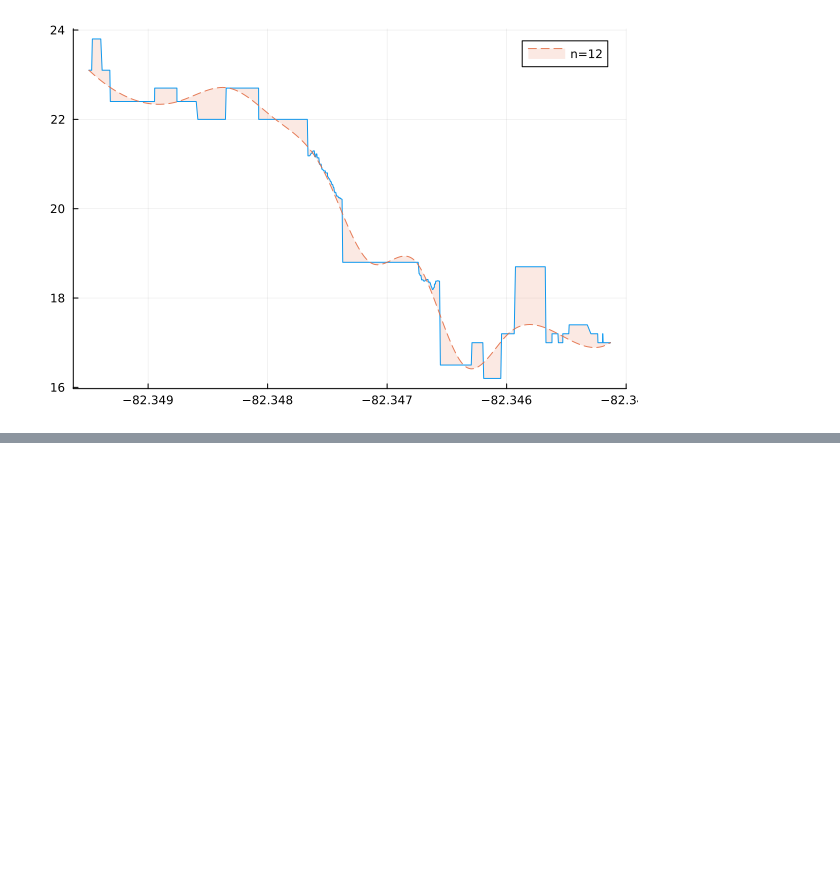
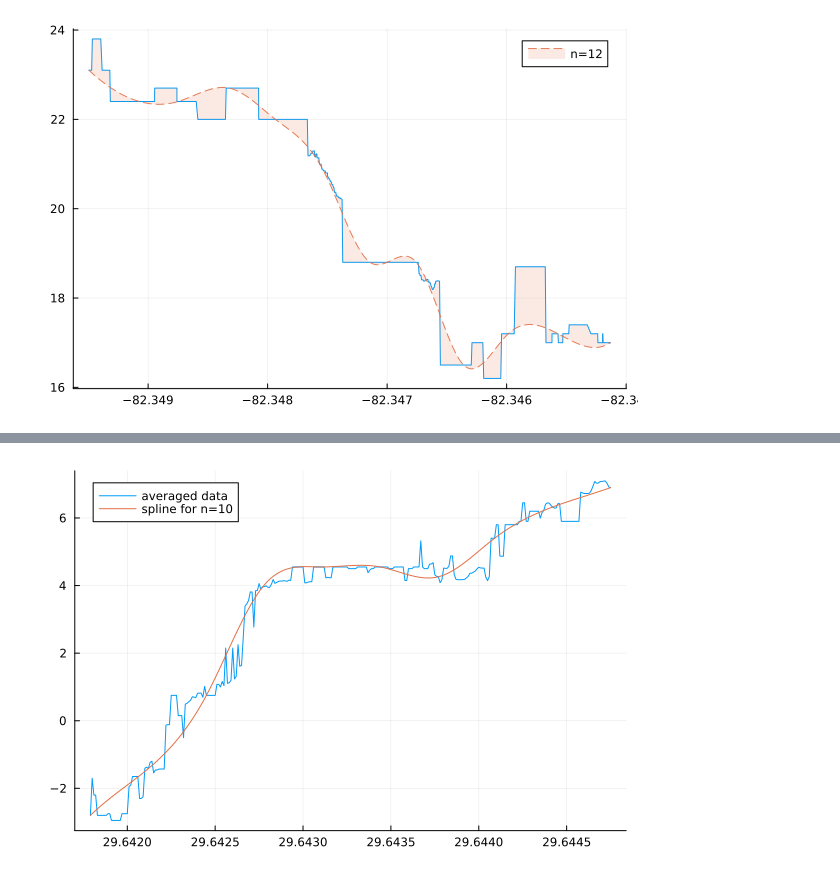
Before and after one commit to Scevitee/NA-FinalProject, a Jupyter notebook: src/cubic_1d/demo/cubic_1d_demo.ipynb, the cells around one changed output, grey strips where cells are left out. Drawn from its saved outputs; the diff is of its cells as text; code cells hidden in the pictures; blank space fills up the shorter version.

```diff
--- a/src/cubic_1d/demo/cubic_1d_demo.ipynb
+++ b/src/cubic_1d/demo/cubic_1d_demo.ipynb
@@ -211,0 +380,5 @@ indices = [1, 85, 170, 254, 338, 423, 507, 592, 676, 760, 845, 929]
+# %%
+plt = plot(x, y, label="averaged data")
+plot!(x, cspline.(x), label="spline for n=10")
+# %% [output]
+[figure, added]
```
Also changed, not shown: parts of 31 cells of this notebook, 21 other files.
